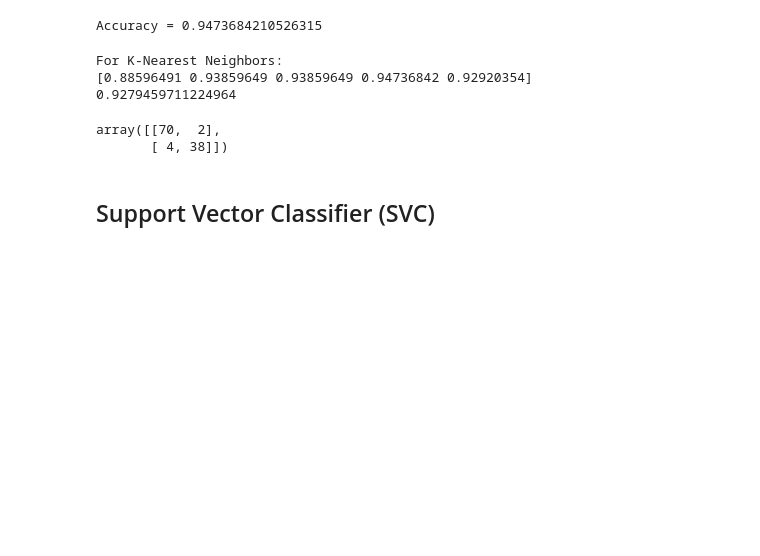
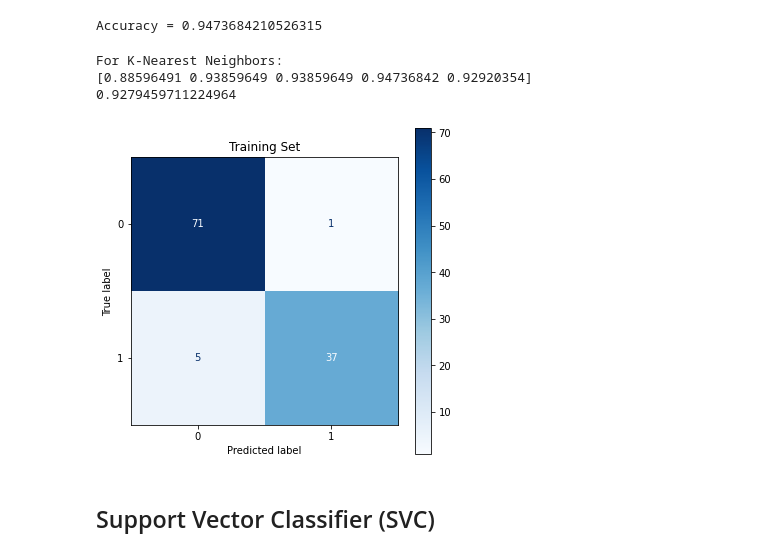
Before and after one commit to srigouri/Data-Science-Dissertation, a Jupyter notebook: BreastCancer_Classification.ipynb, the cells around one changed output. Saved outputs shown, nothing was run; the diff lists cells and outputs as text; code cells hidden in the pictures; blank space fills up the shorter version.

```diff
--- a/BreastCancer_Classification.ipynb
+++ b/BreastCancer_Classification.ipynb
@@ -139,11 +142,14 @@ For K-Nearest Neighbors:
 [0.88596491 0.93859649 0.93859649 0.94736842 0.92920354]
 0.9279459711224964
 # %%
-knn_predict = randomforest.fit(X_train_pca, Y_train).predict(X_test_pca)
-confusion_matrix(Y_test, knn_predict)
+knn_predict =KNN.fit(X_train_pca, Y_train).predict(X_test_pca)
-# %% [output]
-array([[70,  2],
-       [ 4, 38]])
+# %%
+conf_mat_knn = ConfusionMatrixDisplay(confusion_matrix(Y_test, knn_predict))
+fig, ax = plt.subplots(figsize=(6, 6))
+ax.set_title('Training Set')
+conf_mat_knn.plot(cmap=plt.cm.Blues, ax=ax);
+# %% [output]
+[figure, added]
 # %% [markdown]
 ## Support Vector Classifier (SVC)
 # %%
```
Also changed, not shown: parts of 11 cells of this notebook.
